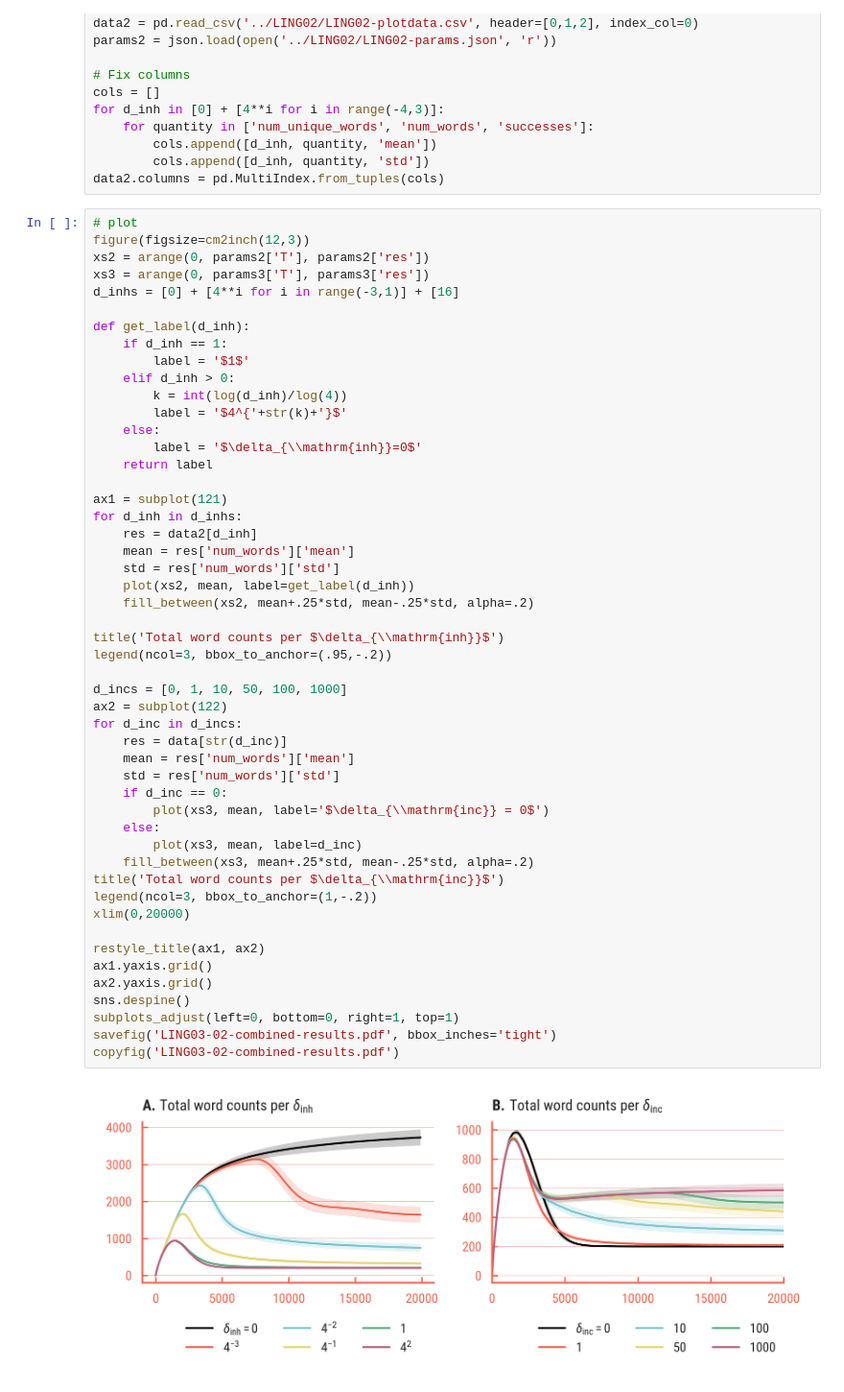
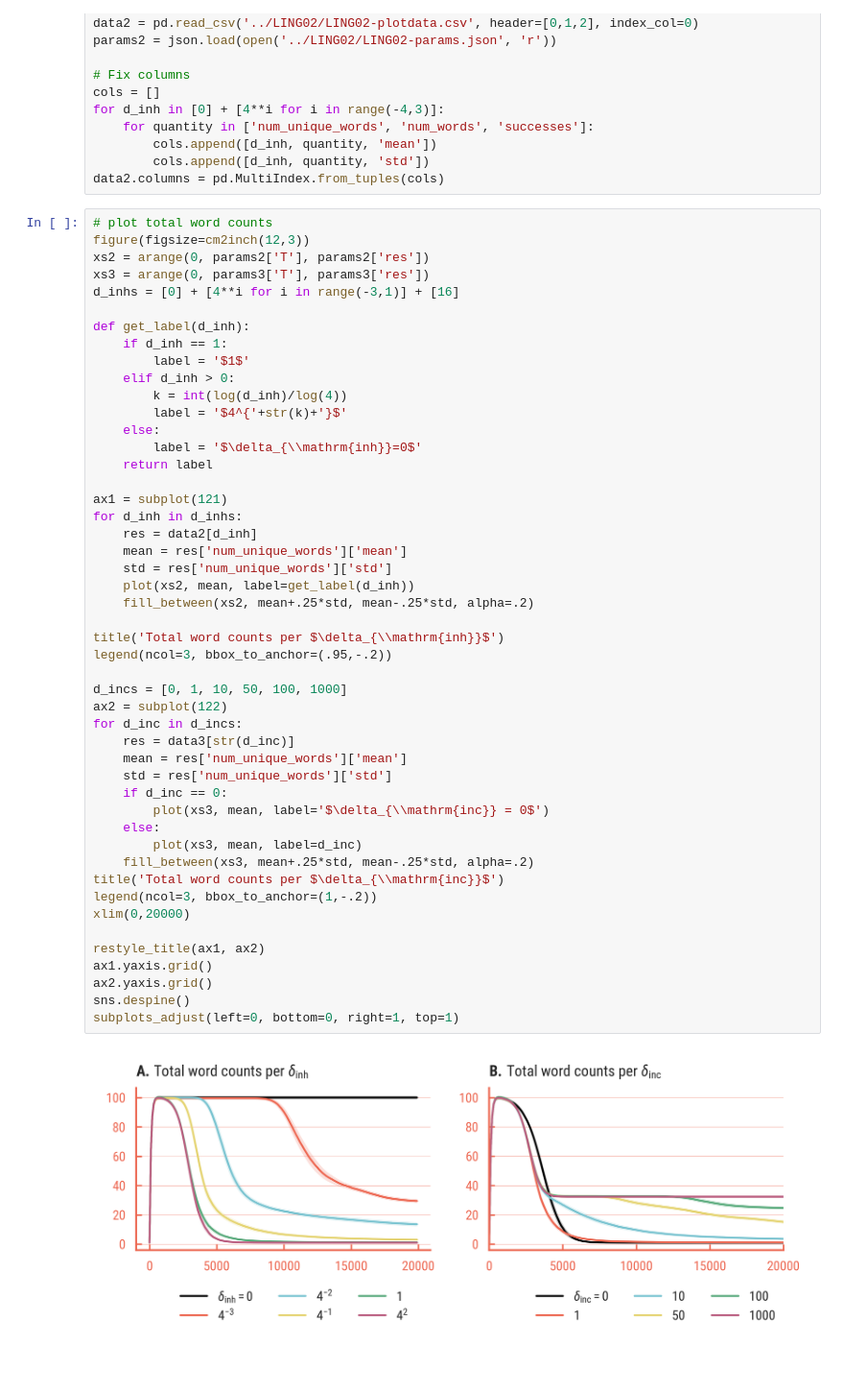
Before and after one commit to bacor/thesis, a Jupyter notebook: experiments/LING03/LING03 analysis.ipynb, the cells around one changed output. Shown at 96% size. Saved outputs shown, nothing was run; the diff lists cells and outputs as text.

```diff
--- a/experiments/LING03/LING03 analysis.ipynb
+++ b/experiments/LING03/LING03 analysis.ipynb
@@ -85,7 +86,7 @@ for d_inh in [0] + [4**i for i in range(-4,3)]:
         cols.append([d_inh, quantity, 'std'])
 data2.columns = pd.MultiIndex.from_tuples(cols)
 # %%
-# plot
+# plot total word counts
 figure(figsize=cm2inch(12,3))
 xs2 = arange(0, params2['T'], params2['res'])
 xs3 = arange(0, params3['T'], params3['res'])
@@ -101,38 +102,36 @@ def get_label(d_inh):
         label = '$\delta_{\\mathrm{inh}}=0$'
     return label
 
 ax1 = subplot(121)
 for d_inh in d_inhs:
     res = data2[d_inh]
-    mean = res['num_words']['mean']
-    std = res['num_words']['std']
+    mean = res['num_unique_words']['mean']
+    std = res['num_unique_words']['std']
     plot(xs2, mean, label=get_label(d_inh))
     fill_between(xs2, mean+.25*std, mean-.25*std, alpha=.2)
 
 title('Total word counts per $\delta_{\\mathrm{inh}}$')
 legend(ncol=3, bbox_to_anchor=(.95,-.2))
 
 d_incs = [0, 1, 10, 50, 100, 1000]
 ax2 = subplot(122)
 for d_inc in d_incs:
-    res = data[str(d_inc)]
-    mean = res['num_words']['mean']
-    std = res['num_words']['std']
+    res = data3[str(d_inc)]
+    mean = res['num_unique_words']['mean']
+    std = res['num_unique_words']['std']
     if d_inc == 0:
         plot(xs3, mean, label='$\delta_{\\mathrm{inc}} = 0$')
     else:
         plot(xs3, mean, label=d_inc)
     fill_between(xs3, mean+.25*std, mean-.25*std, alpha=.2)
 title('Total word counts per $\delta_{\\mathrm{inc}}$')
 legend(ncol=3, bbox_to_anchor=(1,-.2))
 xlim(0,20000)
 
 restyle_title(ax1, ax2)
 ax1.yaxis.grid()
 ax2.yaxis.grid()
 sns.despine()
 subplots_adjust(left=0, bottom=0, right=1, top=1)
-savefig('LING03-02-combined-results.pdf', bbox_inches='tight')
-copyfig('LING03-02-combined-results.pdf')
 # %% [output]
-[figure, old version]
+[figure, new version]
```
Also changed, not shown: parts of 2 cells of this notebook, 10 other files.
